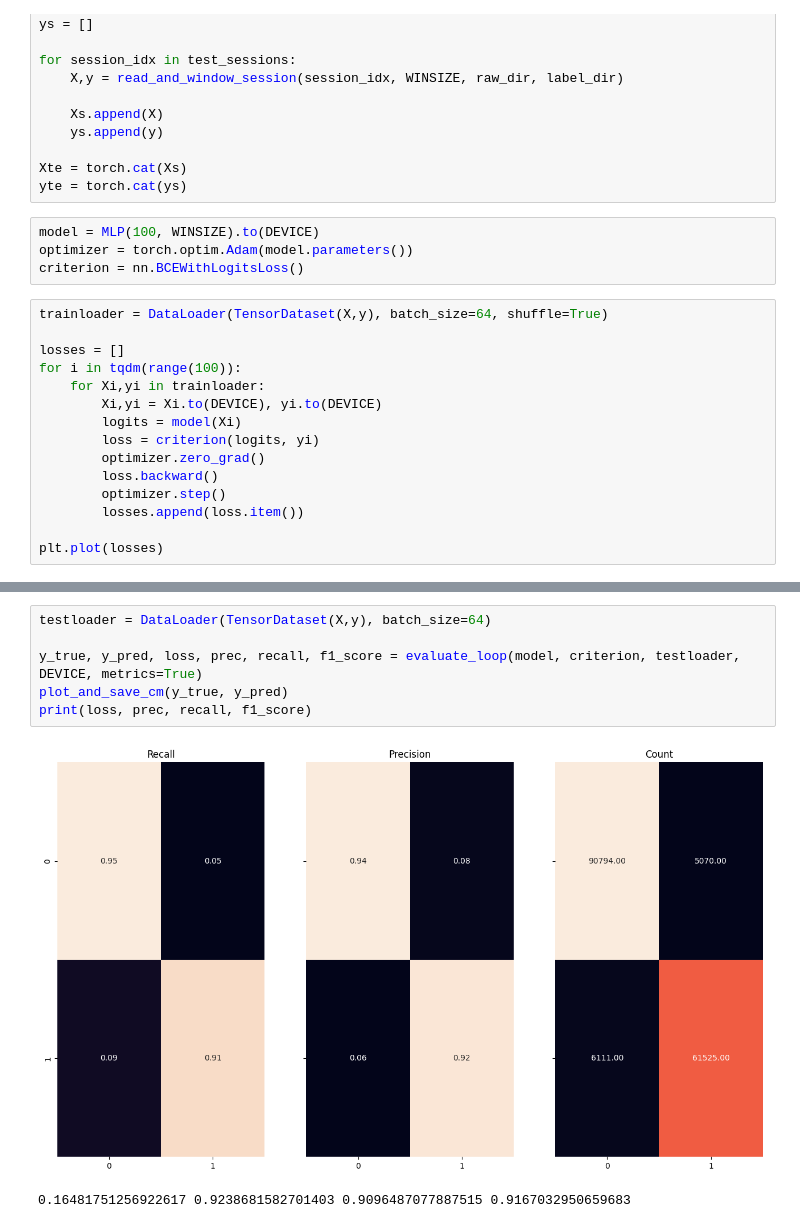
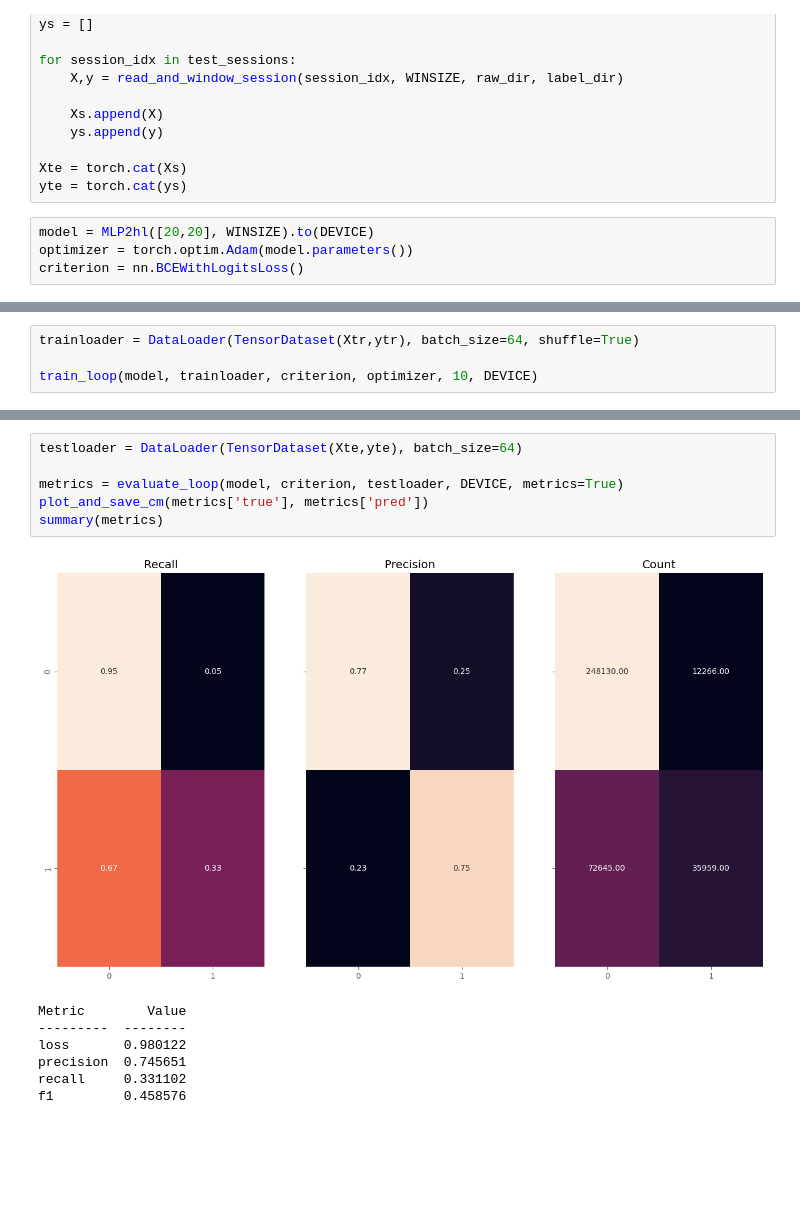
Before and after one commit to Musa-Azeem/eating-detection, a Jupyter notebook: Step3.ipynb, the cells around one changed output, grey strips where cells are left out. Drawn from its saved outputs; the diff is of its cells as text; blank space fills up the shorter version.

Commit message:
step 3

```diff
--- a/Step3.ipynb
+++ b/Step3.ipynb
@@ -53,21 +55,6 @@ for session_idx in test_sessions:
 Xte = torch.cat(Xs)
 yte = torch.cat(ys)
 # %%
-model = MLP(100, WINSIZE).to(DEVICE)
+model = MLP2hl([20,20], WINSIZE).to(DEVICE)
 optimizer = torch.optim.Adam(model.parameters())
 criterion = nn.BCEWithLogitsLoss()
-# %%
-trainloader = DataLoader(TensorDataset(X,y), batch_size=64, shuffle=True)
-
-losses = []
-for i in tqdm(range(100)):
-    for Xi,yi in trainloader:
-        Xi,yi = Xi.to(DEVICE), yi.to(DEVICE)
-        logits = model(Xi)
-        loss = criterion(logits, yi)
-        optimizer.zero_grad()
-        loss.backward()
-        optimizer.step()
-        losses.append(loss.item())
-
-plt.plot(losses)
@@ -76,0 +61,4 @@ plt.plot(losses)
+# %%
+trainloader = DataLoader(TensorDataset(Xtr,ytr), batch_size=64, shuffle=True)
+
+train_loop(model, trainloader, criterion, optimizer, 10, DEVICE)
@@ -77,12 +79,17 @@ plt.plot(losses)
 # %%
-testloader = DataLoader(TensorDataset(X,y), batch_size=64)
+testloader = DataLoader(TensorDataset(Xte,yte), batch_size=64)
 
-y_true, y_pred, loss, prec, recall, f1_score = evaluate_loop(model, criterion, testloader, DEVICE, metrics=True)
-plot_and_save_cm(y_true, y_pred)
-print(loss, prec, recall, f1_score)
+metrics = evaluate_loop(model, criterion, testloader, DEVICE, metrics=True)
+plot_and_save_cm(metrics['true'], metrics['pred'])
+summary(metrics)
 # %% [output]
-[figure, old version]
+[figure, new version]
-0.16481751256922617 0.9238681582701403 0.9096487077887515 0.9167032950659683
+Metric        Value
+---------  --------
+loss       0.980122
+precision  0.745651
+recall     0.331102
+f1         0.458576
 # %%
 test_session = test_sessions[1]
 
```
Also changed, not shown: parts of 5 cells of this notebook, 5 other files.
